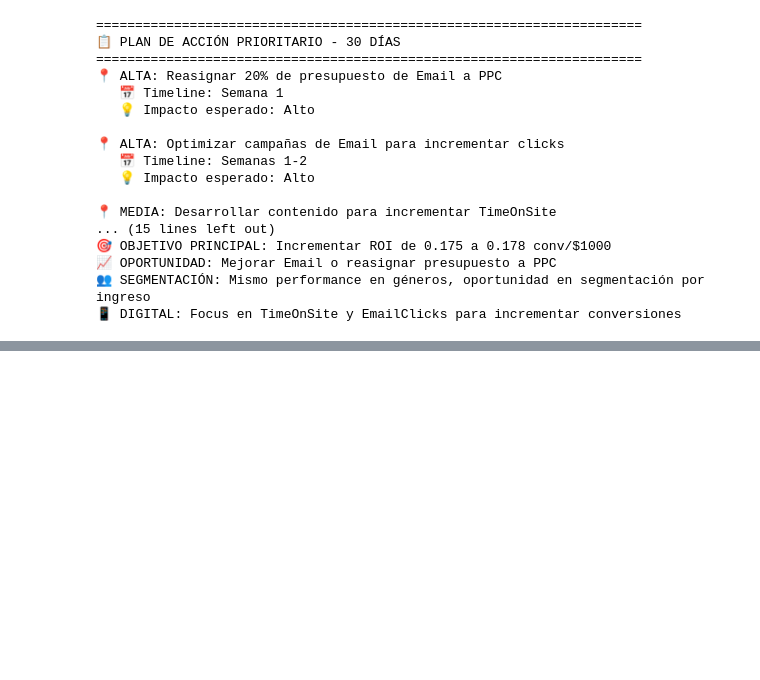
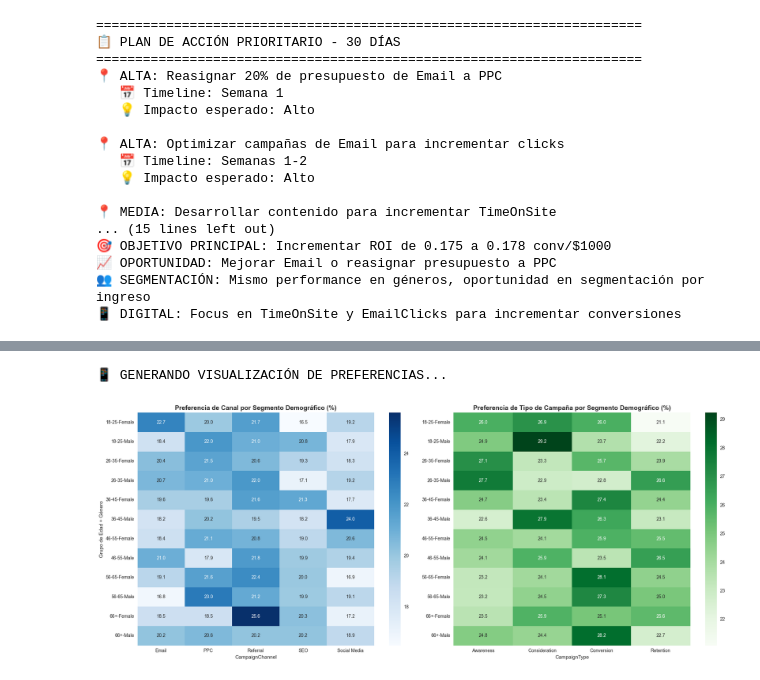
Before and after one commit to lucanvieira/Proyectos, a Jupyter notebook: MARKETING/Scripts/Analisis 10-10-2025.ipynb, the cells around one changed output, grey strips where cells are left out. Cells and saved outputs as stored; diff of their text form; code cells hidden in the pictures; blank space fills up the shorter version.

```diff
--- a/MARKETING/Scripts/Analisis 10-10-2025.ipynb
+++ b/MARKETING/Scripts/Analisis 10-10-2025.ipynb
@@ -447,0 +967,21 @@ print(f"📱 DIGITAL: Focus en TimeOnSite y EmailClicks para incrementar convers
+# %%
+# 5. ANÁLISIS DE PREFERENCIAS DE CANAL POR DEMOGRAFÍA
+print("\n" + "=" * 80)
+print("📱 PREFERENCIAS DE CANAL POR DEMOGRAFÍA")
+print("=" * 80)
+
+# Canal preferido por cada segmento demográfico
+channel_preference = pd.crosstab([df_clean['Age_Group'], df_clean['Gender']],
+                                df_clean['CampaignChannel'],
+                                normalize='index') * 100
+
+print("Preferencia de Canal por Segmento Demográfico (%):")
+print(channel_preference.round(2))
+
+# Tipo de campaña preferido por demografía
+campaign_preference = pd.crosstab([df_clean['Age_Group'], df_clean['Gender']],
+                                 df_clean['CampaignType'],
+                                 normalize='index') * 100
+
+print("\nPreferencia de Tipo de Campaña por Segmento Demográfico (%):")
+print(campaign_preference.round(2))
@@ -447,0 +1006,21 @@ print(f"📱 DIGITAL: Focus en TimeOnSite y EmailClicks para incrementar convers
+# %%
+# VISUALIZACIÓN DE PREFERENCIAS
+print("\n📱 GENERANDO VISUALIZACIÓN DE PREFERENCIAS...")
+
+fig, (ax1, ax2) = plt.subplots(1, 2, figsize=(20, 8))
+
+# Heatmap de preferencia de canal
+sns.heatmap(channel_preference, annot=True, fmt='.1f', cmap='Blues', ax=ax1)
+ax1.set_title('Preferencia de Canal por Segmento Demográfico (%)', fontweight='bold', fontsize=14)
+ax1.set_ylabel('Grupo de Edad + Género')
+
+# Heatmap de preferencia de tipo de campaña
+sns.heatmap(campaign_preference, annot=True, fmt='.1f', cmap='Greens', ax=ax2)
+ax2.set_title('Preferencia de Tipo de Campaña por Segmento Demográfico (%)', fontweight='bold', fontsize=14)
+ax2.set_ylabel('')
+
+plt.tight_layout()
+plt.show()
+# %% [output]
+📱 GENERANDO VISUALIZACIÓN DE PREFERENCIAS...
+[figure, added]
```
Also changed, not shown: parts of 19 cells of this notebook.
